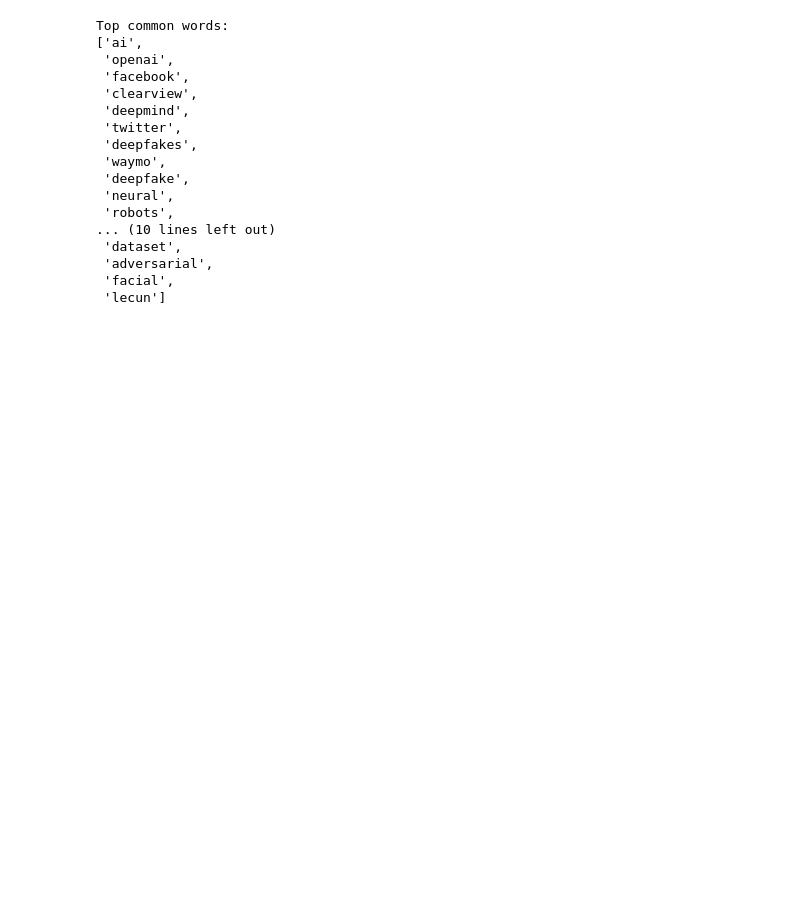
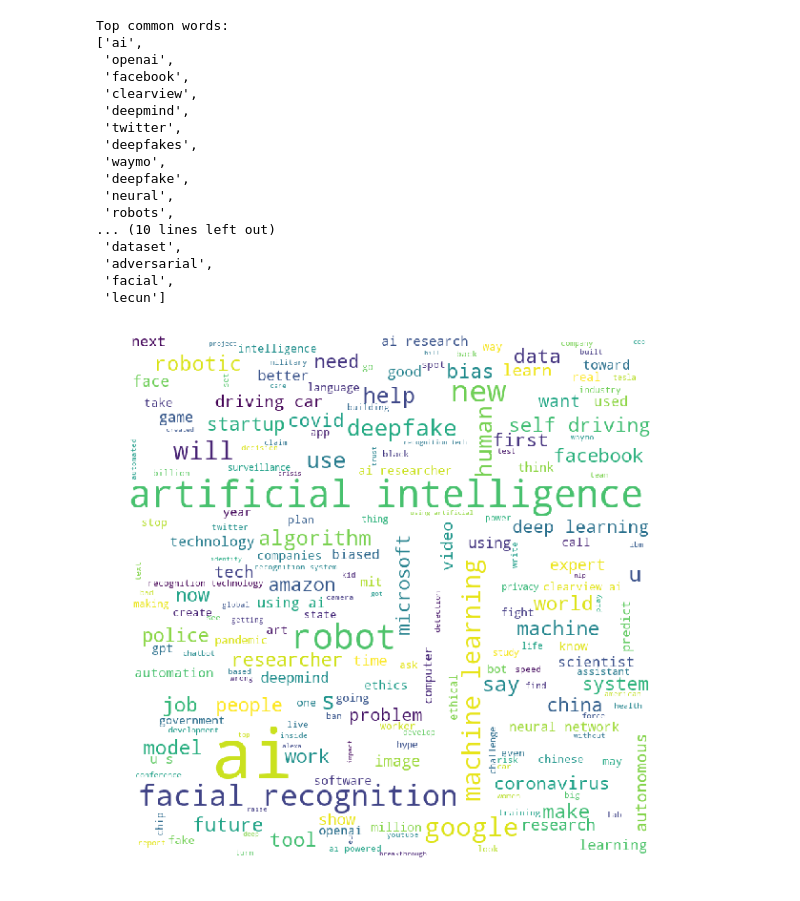
Before and after one commit to skynettoday/skynet-today, a Jupyter notebook: _posts/digests/Parse digest data.ipynb, the cells around one changed output. Saved outputs shown, nothing was run; the diff lists cells and outputs as text; code cells hidden in the pictures; blank space fills up the shorter version.

```diff
--- a/_posts/digests/Parse digest data.ipynb
+++ b/_posts/digests/Parse digest data.ipynb
@@ -95,4 +99,4 @@ print(category_counts)
 # %%
-df = pd.DataFrame(all_articles, columns =['category', 'title', 'date', 'url', 'excerpt', 'authors', 'keywords', 'summary', 'text'])
+df = pd.DataFrame(all_articles, columns =['edition', 'category', 'title', 'date', 'url', 'excerpt', 'authors', 'keywords', 'summary', 'text'])
 # %%
 categories = df['category'].unique()
@@ -171,7 +228,7 @@ def make_word_cloud(cat=None):
 
     # iterate through the csv file
     for article in all_articles:
-        if cat is None or article[0]!=cat:
+        if cat is not None and article[0]!=cat:
             continue
         val = article[1]
         # split the value
@@ -195,3 +252,7 @@ def make_word_cloud(cat=None):
     plt.tight_layout(pad = 0)
 
     plt.show()
+# %%
+make_word_cloud(None)
+# %% [output]
+[figure, added]
```
Also changed, not shown: parts of 7 cells of this notebook.
